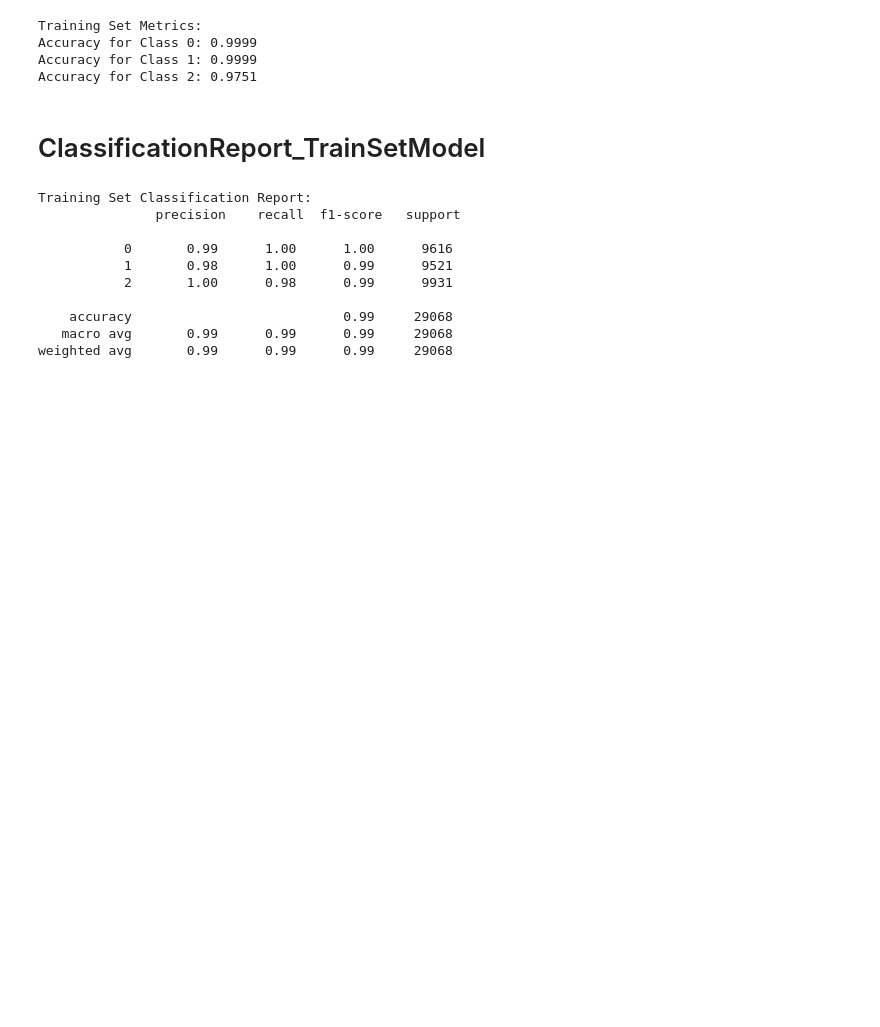
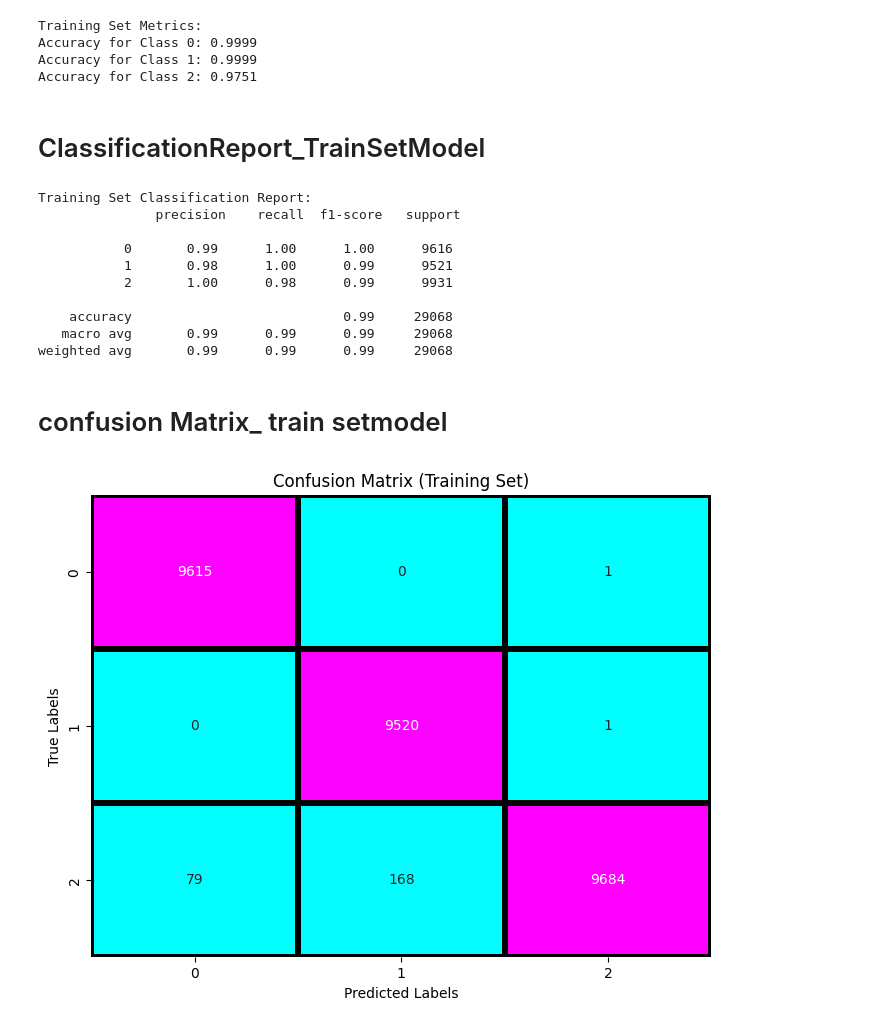
Before and after one commit to souravmanoj/MATCH-RESULT, a Jupyter notebook: Untitled37.ipynb, the cells around one changed output. Drawn from its saved outputs; the diff is of its cells as text; code cells hidden in the pictures; blank space fills up the shorter version.

```diff
--- a/Untitled37.ipynb
+++ b/Untitled37.ipynb
@@ -664,3 +664,29 @@ Training Set Classification Report:
     accuracy                           0.99     29068
    macro avg       0.99      0.99      0.99     29068
 weighted avg       0.99      0.99      0.99     29068
+# %% [markdown]
+# confusion Matrix_ train setmodel
+# %%
+# Generating the confusion matrix for the training set predictions
+com_train = confusion_matrix(yTrainData, y_Stack_TrainSetPred)
+
+# Setting up the figure for the heatmap
+MtPlot.figure(figsize=(8, 6))
+# Creating a heatmap for the confusion matrix
+sBorn.heatmap(com_train,
+               annot=True,  # Annotate with the counts
+               fmt="d",  # Format the annotations as integers
+               cmap="cool",  # Colormap for the heatmap
+               cbar=False,  # Disable the color bar
+               linewidths=4.0,  # Width of lines separating the cells
+               linecolor='black')  # Color of the lines separating the cells
+
+# Adding titles and labels to the plot
+MtPlot.title("Confusion Matrix (Training Set)")  # Title of the plot
+MtPlot.xlabel("Predicted Labels")  # X-axis label
+MtPlot.ylabel("True Labels")  # Y-axis label
+
+# Displaying the confusion matrix heatmap
+MtPlot.show()
+# %% [output]
+[figure, added]
```
